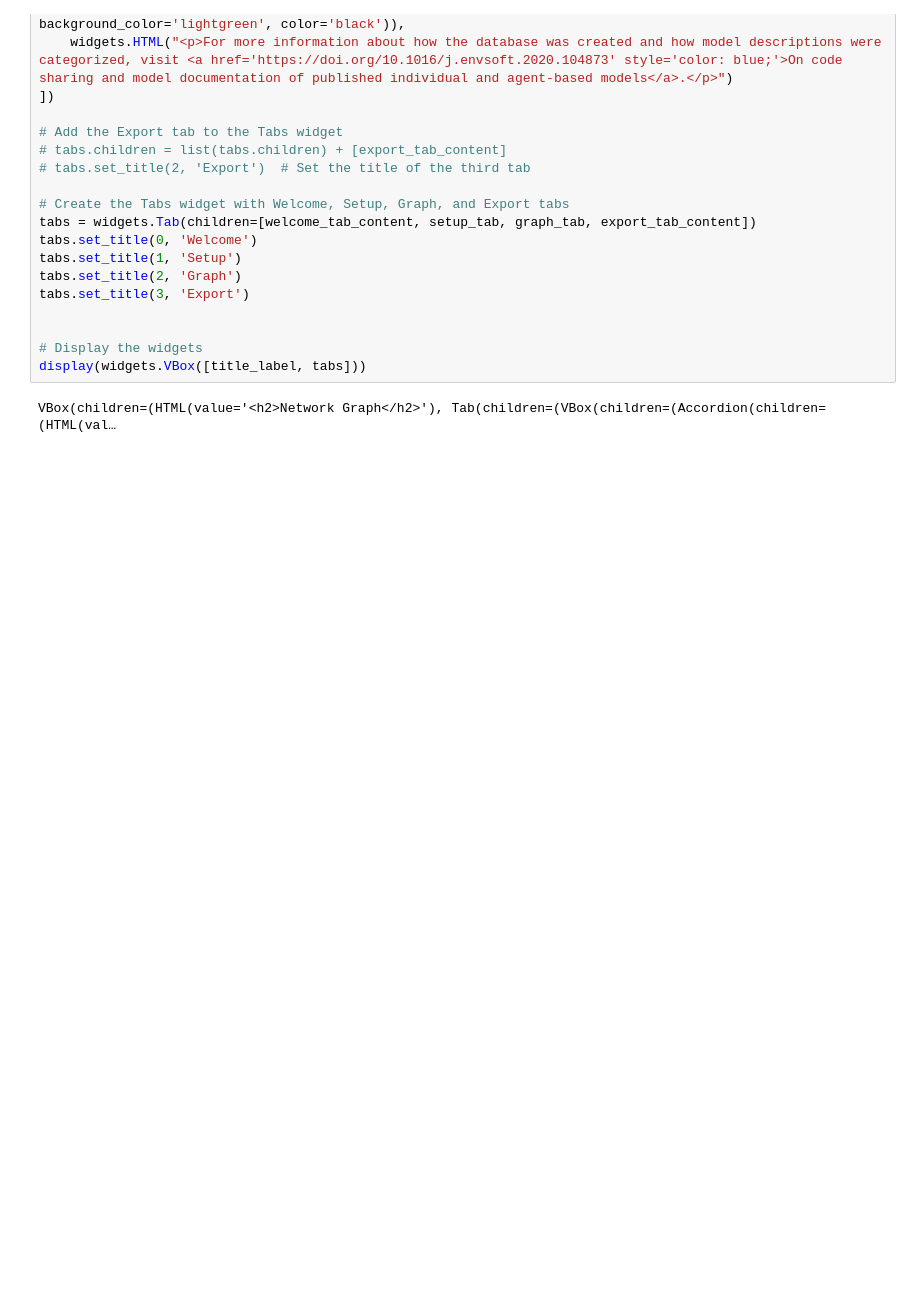
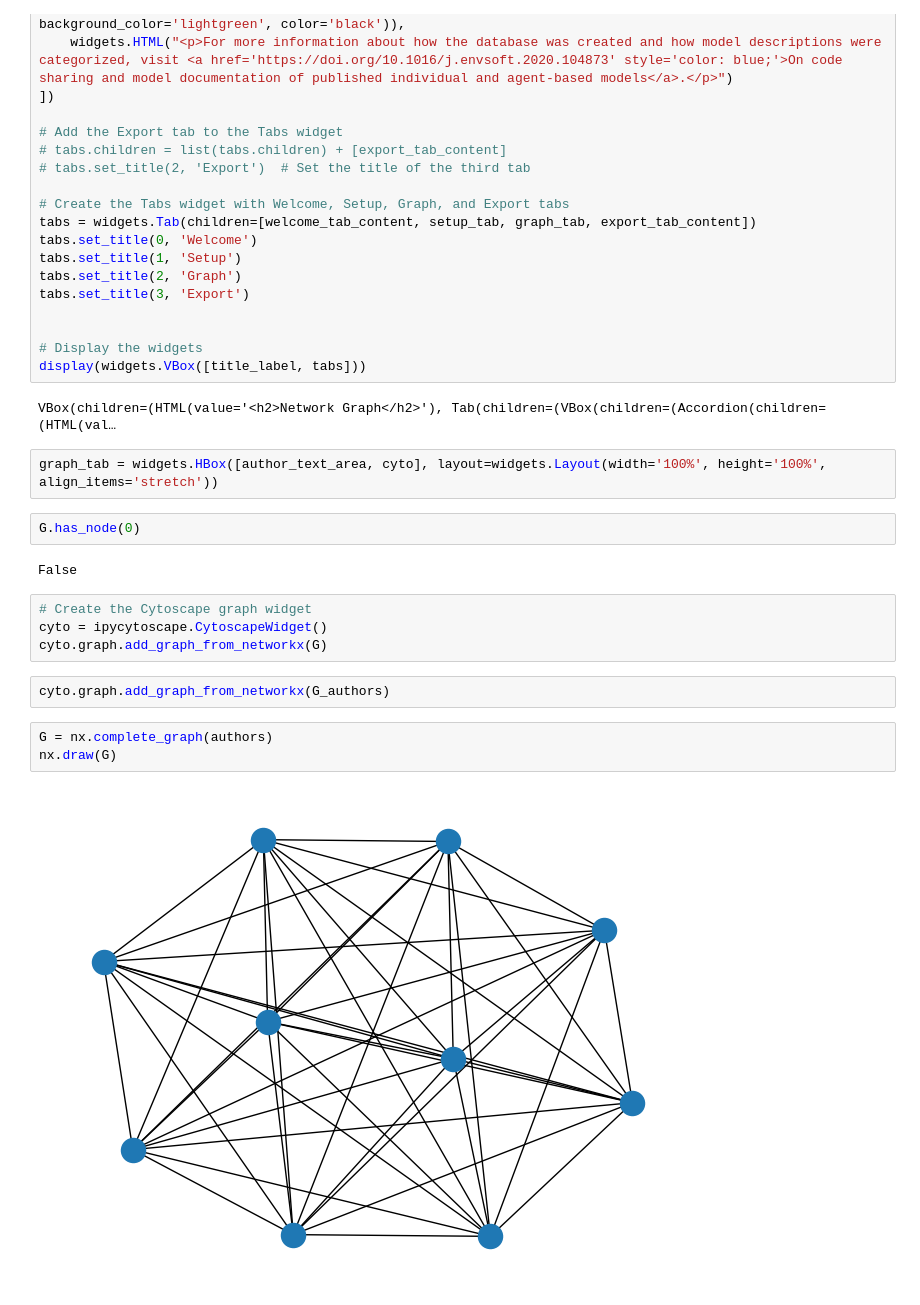
Before and after one commit to Jupyter4Science/network-visualization-dashboard, a Jupyter notebook: ExtraAM.ipynb, the cells around one changed output. Saved outputs shown, nothing was run; the diff lists cells and outputs as text; blank space fills up the shorter version.

Commit message:
10/03 Graph with real data works

```diff
--- a/ExtraAM.ipynb
+++ b/ExtraAM.ipynb
@@ -233,3 +233,20 @@ tabs.set_title(3, 'Export')
 display(widgets.VBox([title_label, tabs]))
 # %% [output]
 VBox(children=(HTML(value='<h2>Network Graph</h2>'), Tab(children=(VBox(children=(Accordion(children=(HTML(val…
+# %%
+graph_tab = widgets.HBox([author_text_area, cyto], layout=widgets.Layout(width='100%', height='100%', align_items='stretch'))
+# %%
+G.has_node(0)
+# %% [output]
+False
+# %%
+# Create the Cytoscape graph widget
+cyto = ipycytoscape.CytoscapeWidget()
+cyto.graph.add_graph_from_networkx(G)
+# %%
+cyto.graph.add_graph_from_networkx(G_authors)
+# %%
+G = nx.complete_graph(authors)
+nx.draw(G)
+# %% [output]
+[figure, added]
```
Also changed, not shown: parts of 1 cell of this notebook, 5 other files.
